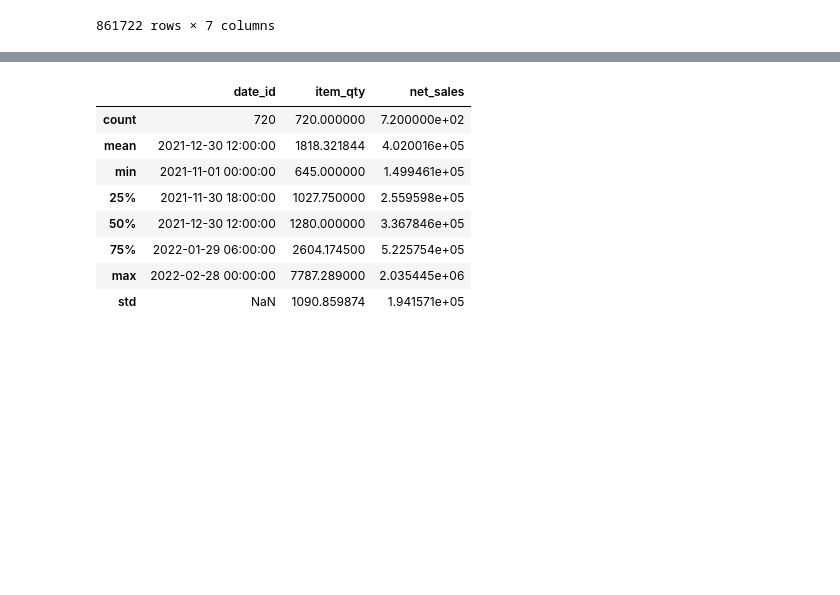
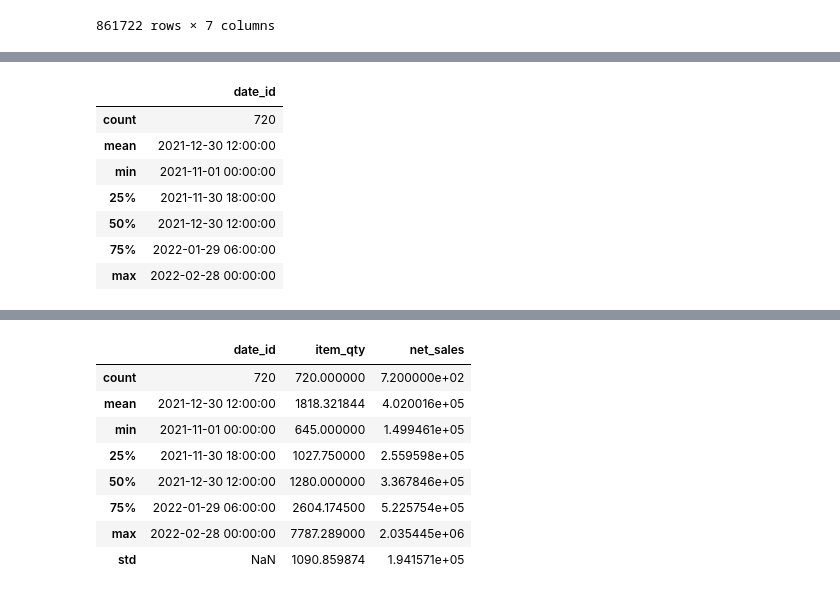
Before and after one commit to Vaseekaran-V/ML_CW, a Jupyter notebook: src/notebooks/modeling_train_test.ipynb, the cells around one changed output, grey strips where cells are left out. Cells and saved outputs as stored; diff of their text form; code cells hidden in the pictures; blank space fills up the shorter version.

```diff
--- a/src/notebooks/modeling_train_test.ipynb
+++ b/src/notebooks/modeling_train_test.ipynb
@@ -101,0 +107,11 @@ data_preprocess.preprocess_data(df=full_df)[['date_id','item_dept', 'store', 'la
+# %%
+preprocessed_full_df[['date_id']].describe()
+# %% [output]
+|  | date_id |
+| count | 720 |
+| mean | 2021-12-30 12:00:00 |
+| min | 2021-11-01 00:00:00 |
+| 25% | 2021-11-30 18:00:00 |
+| 50% | 2021-12-30 12:00:00 |
+| 75% | 2022-01-29 06:00:00 |
+| max | 2022-02-28 00:00:00 |
```
Also changed, not shown: parts of 24 cells of this notebook, 2 other files.
